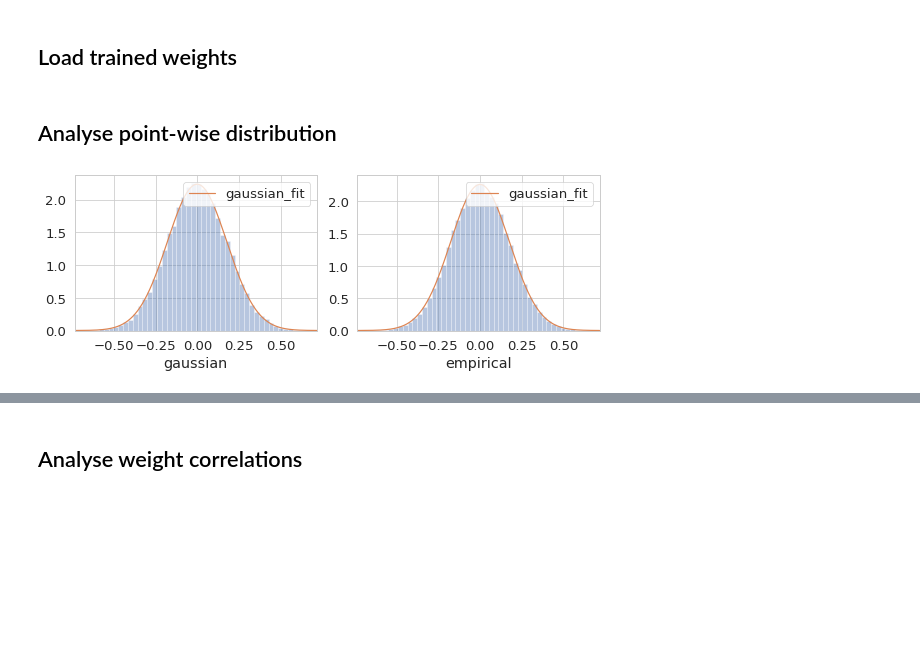
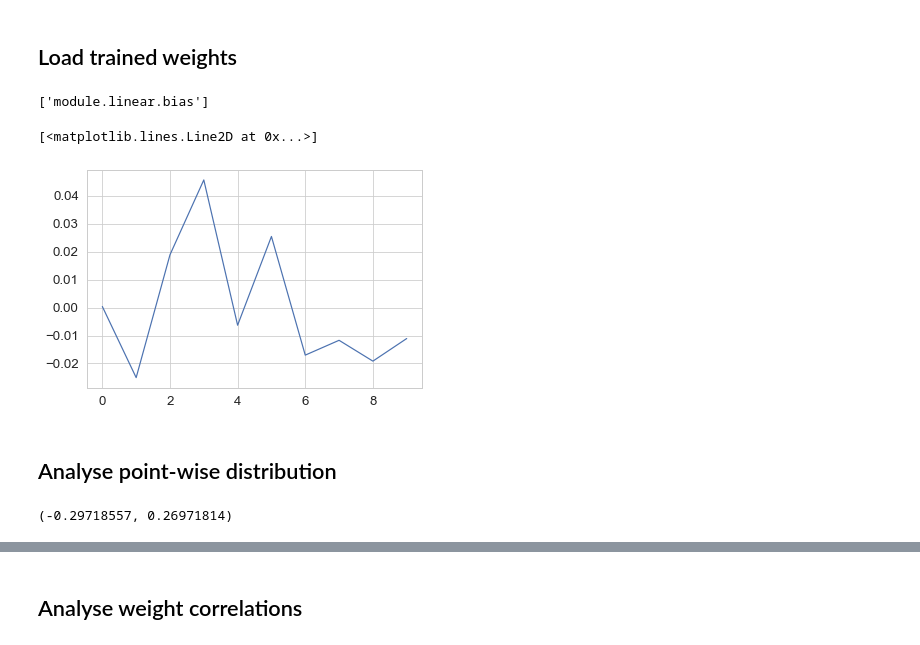
Before and after one commit to ratschlab/bnn_priors, a Jupyter notebook: experiments/3.4_Analyse_empirical_weight_distributions.ipynb, the cells around one changed output, grey strips where cells are left out. Drawn from its saved outputs; the diff is of its cells as text; code cells hidden in the pictures; blank space fills up the shorter version.

```diff
--- a/experiments/3.4_Analyse_empirical_weight_distributions.ipynb
+++ b/experiments/3.4_Analyse_empirical_weight_distributions.ipynb
@@ -206,4 +212,4 @@ def generate_all_figures(state_dict, exp_name, cnn=True):
 # %%
 exp_name = "200918_cifar"
 # %%
-samples_file = f"../results/{exp_name}/1/samples.pt"
+samples_file = "../../pytorch-cifar/logs/1/samples.pt"
@@ -213,0 +216,4 @@ weight = samples['net.10.main.3.weight_prior.p'][-1].numpy()
+# %%
+import h5py
+samples = h5py.File(samples_file, "r")
+#samples = load_samples(samples_file)
@@ -213,0 +222,9 @@ weight = samples['net.10.main.3.weight_prior.p'][-1].numpy()
+# %%
+[k for k in samples.keys() if ("conv" in k or "linear" in k) and "bias" in k]
+# %% [output]
+['module.linear.bias']
+# %%
+plt.plot(samples["module.linear.bias"][-1, :])
+# %% [output]
+[<matplotlib.lines.Line2D at 0x...>]
+[figure, added]
@@ -220,6 +246,6 @@ weights_reshaped = {name : weight.reshape(weight.shape[0], -1) for name, weight
 # %% [markdown]
 ## Analyse point-wise distribution
-# %%
-plot_weightdist(weights);
-# %% [output]
-[figure, removed]
+# %%
+weights_all["weights_all"].min(), weights_all["weights_all"].max()
+# %% [output]
+(-0.29718557, 0.26971814)
```
Also changed, not shown: parts of 39 cells of this notebook, 14 other files.
